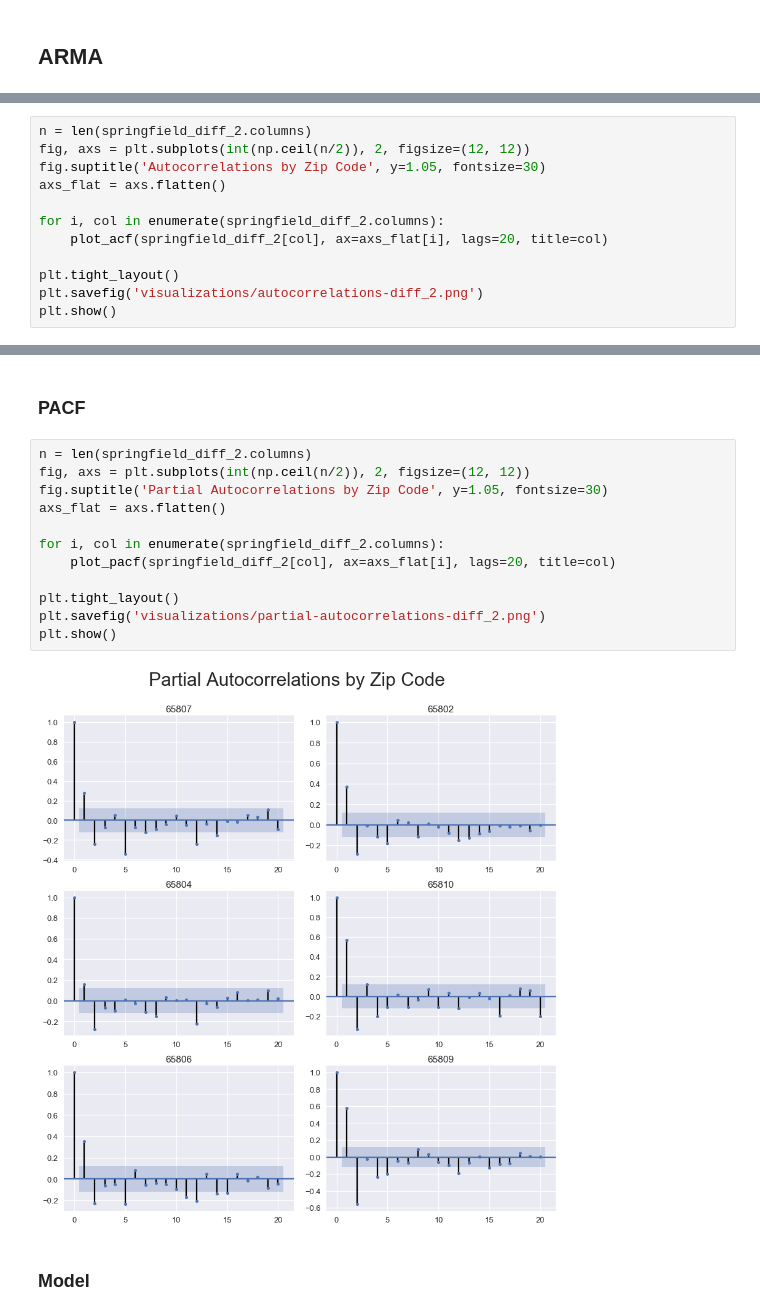
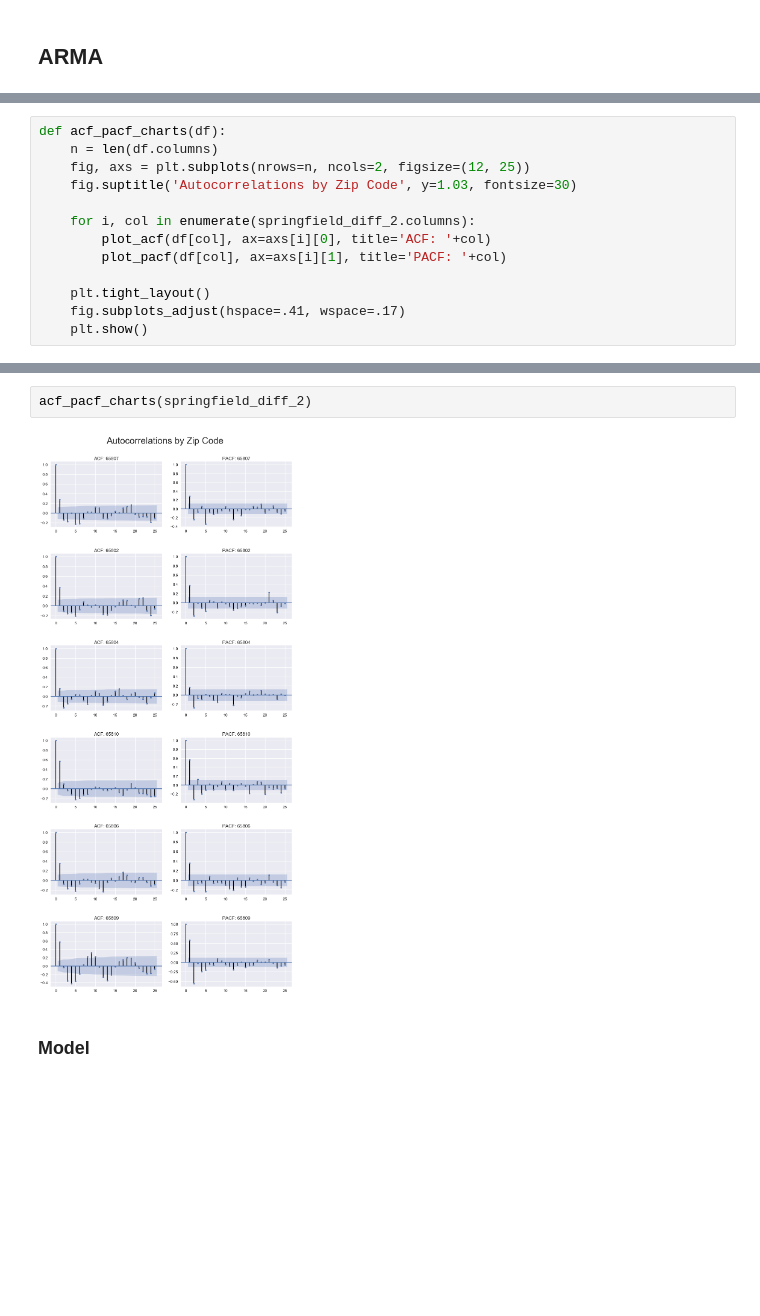
Before and after one commit to tjkim614/springfield_housing_analysis, a Jupyter notebook: 2-Modeling.ipynb, the cells around one changed output, grey strips where cells are left out. Drawn from its saved outputs; the diff is of its cells as text; blank space fills up the shorter version.

Commit message:
functionalized the acf, pacf graphs

```diff
--- a/2-Modeling.ipynb
+++ b/2-Modeling.ipynb
@@ -62,12 +62,13 @@ print(round(len(sf_test)/12, 2))
 # %%
-n = len(springfield_diff_2.columns)
-fig, axs = plt.subplots(int(np.ceil(n/2)), 2, figsize=(12, 12))
-fig.suptitle('Autocorrelations by Zip Code', y=1.05, fontsize=30)
-axs_flat = axs.flatten()
+def acf_pacf_charts(df):
+    n = len(df.columns)
+    fig, axs = plt.subplots(nrows=n, ncols=2, figsize=(12, 25))
+    fig.suptitle('Autocorrelations by Zip Code', y=1.03, fontsize=30)
 
-for i, col in enumerate(springfield_diff_2.columns):
-    plot_acf(springfield_diff_2[col], ax=axs_flat[i], lags=20, title=col)
+    for i, col in enumerate(springfield_diff_2.columns):
+        plot_acf(df[col], ax=axs[i][0], title='ACF: '+col)
+        plot_pacf(df[col], ax=axs[i][1], title='PACF: '+col)
 
-plt.tight_layout()
-plt.savefig('visualizations/autocorrelations-diff_2.png')
-plt.show()
+    plt.tight_layout()
+    fig.subplots_adjust(hspace=.41, wspace=.17)
+    plt.show()
@@ -76,19 +75,7 @@ plt.show()
-# %% [markdown]
-### PACF
-# %%
-n = len(springfield_diff_2.columns)
-fig, axs = plt.subplots(int(np.ceil(n/2)), 2, figsize=(12, 12))
-fig.suptitle('Partial Autocorrelations by Zip Code', y=1.05, fontsize=30)
-axs_flat = axs.flatten()
-
-for i, col in enumerate(springfield_diff_2.columns):
-    plot_pacf(springfield_diff_2[col], ax=axs_flat[i], lags=20, title=col)
-
-plt.tight_layout()
-plt.savefig('visualizations/partial-autocorrelations-diff_2.png')
-plt.show()
-# %% [output]
-[figure, removed]
+# %%
+acf_pacf_charts(springfield_diff_2)
+# %% [output]
+[figure, added]
 # %% [markdown]
 ### Model
 # %% [markdown]
```
Also changed, not shown: parts of 9 cells of this notebook.
